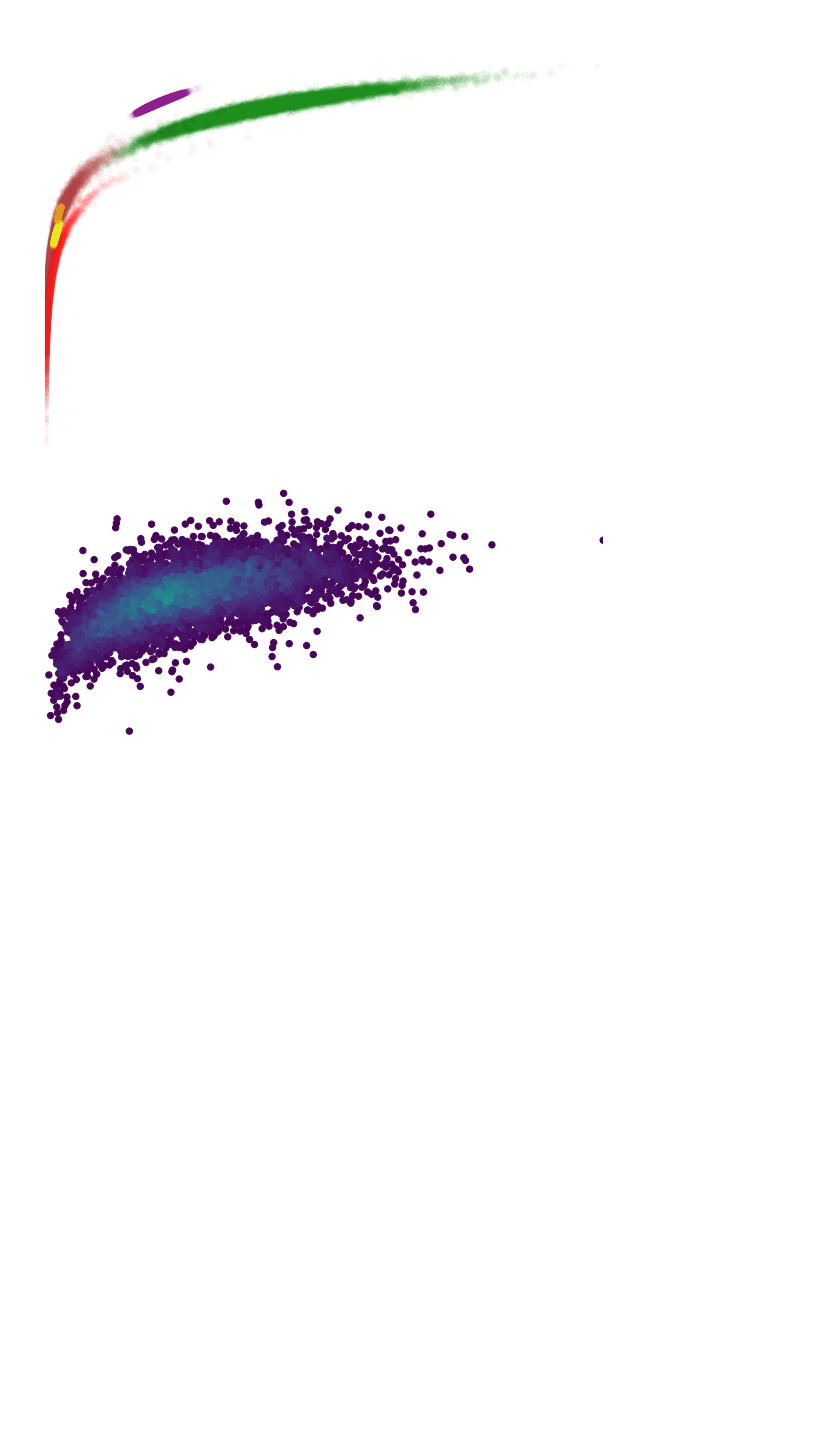
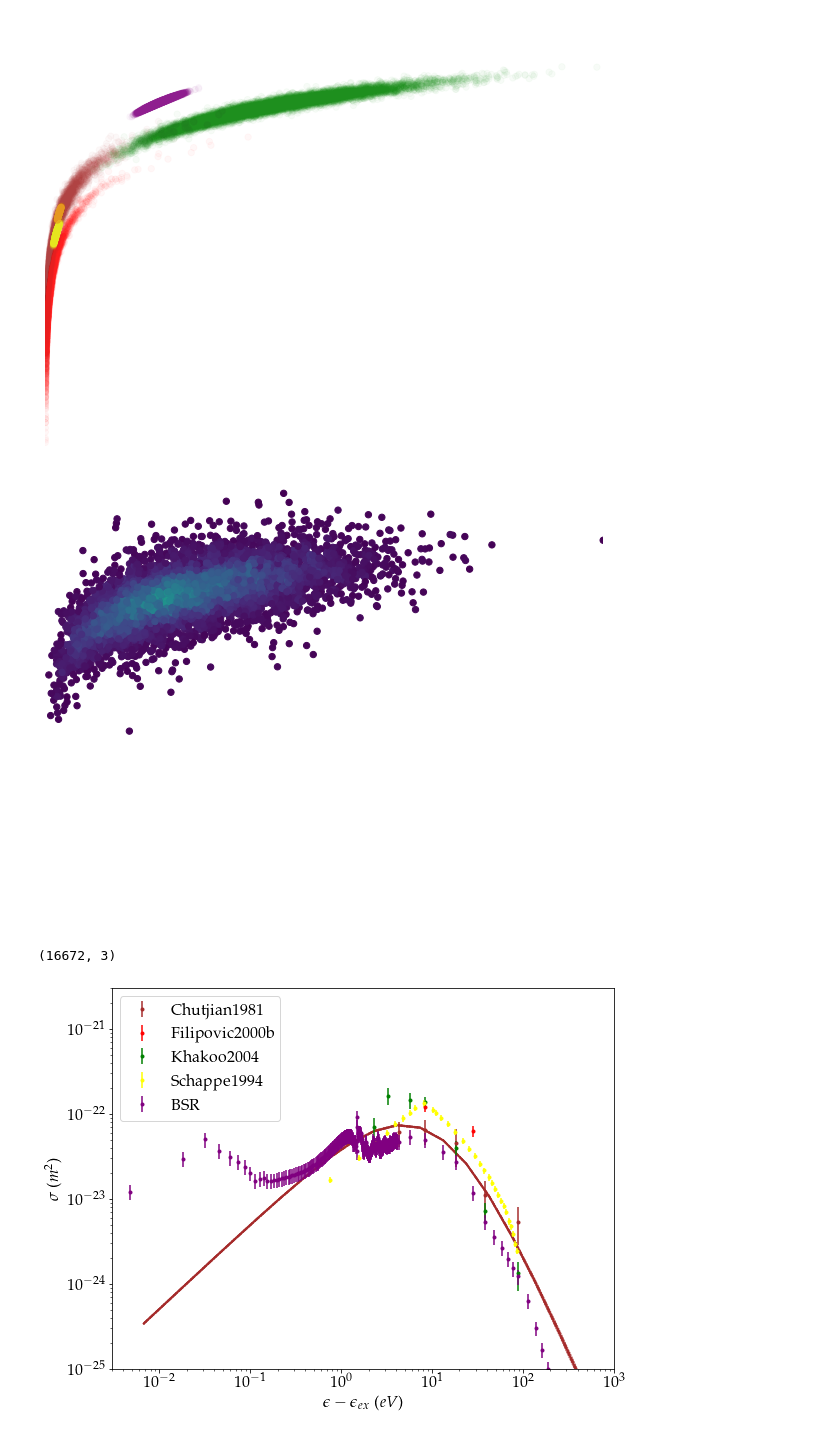
Before and after one commit to dreamer2368/uncertain-crs, a Jupyter notebook: bolsig/UQ-1s3.ipynb, the cells around one changed output. Cells and saved outputs as stored; diff of their text form; code cells hidden in the pictures; blank space fills up the shorter version.

```diff
--- a/bolsig/UQ-1s3.ipynb
+++ b/bolsig/UQ-1s3.ipynb
@@ -658,3 +658,71 @@ histw max: 4.136333096260930E-03
 [figure]
 [figure]
 [figure]
+# %%
+flat_sample = flat_samples[-1]
+print(flat_sample.shape)
+
+Nsample, Nw = flat_sample.shape[0], 25
+wtest = np.linspace(-5,9.,Nw)
+Etest = np.exp(wtest) + E_ext[level-1]
+sample_curves = np.zeros([Nsample, Nw])
+sig1 = int(np.floor(Nsample * 0.5 * (1.0 - 0.68)))
+sig2 = int(np.floor(Nsample * 0.5 * (1.0 - 0.95)))
+sig3 = int(np.floor(Nsample * 0.5 * (1.0 - 0.997)))
+median = int(np.floor(Nsample * 0.5))
+
+for ind in range(Nsample):
+    sample = flat_sample[ind]
+    models = Excite_metastable(level,sample[:2],Etest)
+    sample_curves[ind,:] = models
+
+sample_sort = np.copy(sample_curves)
+sample_sort.sort(axis=0)
+
+plt.figure(1)
+plt.loglog(Etest-E_ext[level-1], sample_sort[sig1,:], '--', linewidth=1.5, color='brown')
+plt.loglog(Etest-E_ext[level-1], sample_sort[-sig1,:], '--', linewidth=1.5, color='brown')
+plt.loglog(Etest-E_ext[level-1], sample_sort[sig2,:], '--', linewidth=0.5, color='brown')
+plt.loglog(Etest-E_ext[level-1], sample_sort[-sig2,:], '--', linewidth=0.5, color='brown')
+plt.loglog(Etest-E_ext[level-1], sample_sort[sig3,:], '--', linewidth=0.5, color='brown')
+plt.loglog(Etest-E_ext[level-1], sample_sort[-sig3,:], '--', linewidth=0.5, color='brown')
+plt.loglog(Etest-E_ext[level-1], sample_sort[median,:], '-', linewidth=2.0, color='brown')
+
+#     mask = models > 1.0e-25
+#     plt.plot(Etest[mask]-E_ext[level-1], models[mask], "C1", alpha=1)
+# plt.plot(W[:,0]-E_ext[3],W[:,1],'x')
+# plt.errorbar(W[:,0]-E_ext[3],W[:,1],yerr=W[:,2],fmt='.')
+for k, Wk in enumerate(W):
+#     if((k!=4)): continue
+#     if(k==3):
+#         plt.plot(Wk[:,0]-E_ext[level-1],Wk[:,1],'.',color=colors[k],label=targetrefs[k])
+#     else:
+    plt.errorbar(Wk[:,0]-E_ext[level-1],Wk[:,1],yerr=Wk[:,2],fmt='.',color=colors[k],label=targetrefs[k])
+#     plt.plot(Wk[:,0]-E_ext[level-1],Wk[:,1],'.',color=colors[k],label=targetrefs[k])
+# plt.loglog(np.sort(W[:,0])-E_ext[3],model0,'-k')
+plt.xscale('log')
+plt.yscale('log')
+plt.xlabel('$\epsilon-\epsilon_{ex}$ ($eV$)')
+plt.ylabel('$\sigma$ ($m^2$)')
+plt.ylim([1e-25, 3e-21])
+plt.xlim([3e-3, 1e3])
+plt.legend()
+fig = plt.gcf()
+fig.set_size_inches(9, 7)
+plt.show()
+# fig.savefig("./excitation.1s3.curve.pdf", dpi=1200)
+
+temp = np.zeros([Nw,8])
+temp[:,0] = Etest
+temp[:,1] = sample_sort[median,:]
+temp[:,2] = sample_sort[sig1,:]
+temp[:,3] = sample_sort[-sig1,:]
+temp[:,4] = sample_sort[sig2,:]
+temp[:,5] = sample_sort[-sig2,:]
+temp[:,6] = sample_sort[sig3,:]
+temp[:,7] = sample_sort[-sig3,:]
+filename = './1s%d.sample_crs.bayes1.all.txt' % ((6-level))
+np.savetxt(filename, temp)
+# %% [output]
+(16672, 3)
+[figure, added]
```
Also changed, not shown: parts of 1 cell of this notebook, 3 other files.
